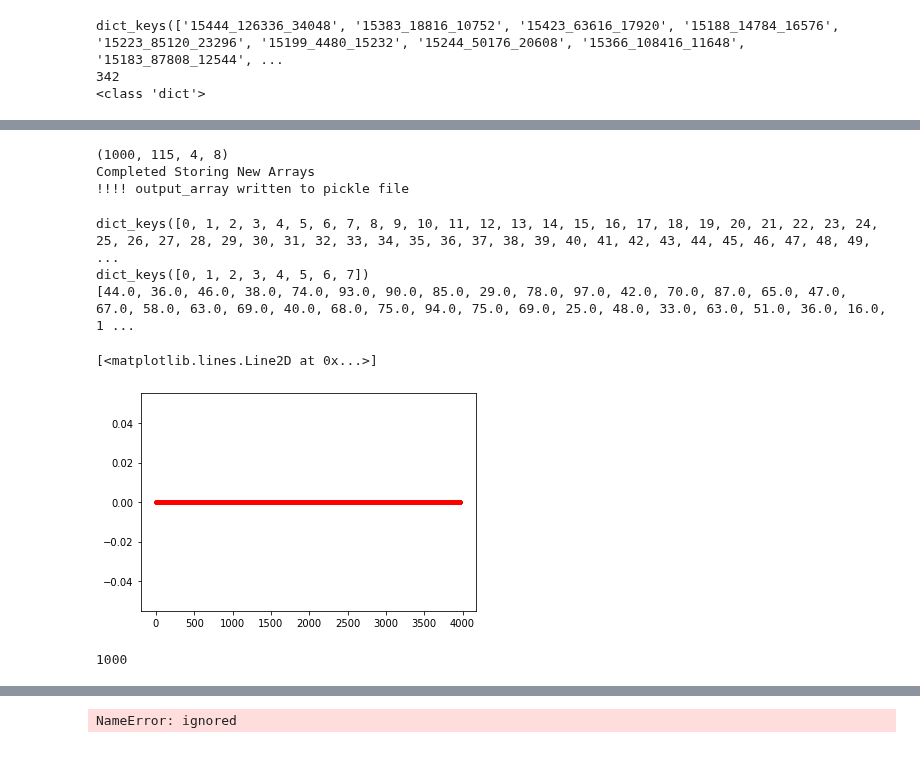
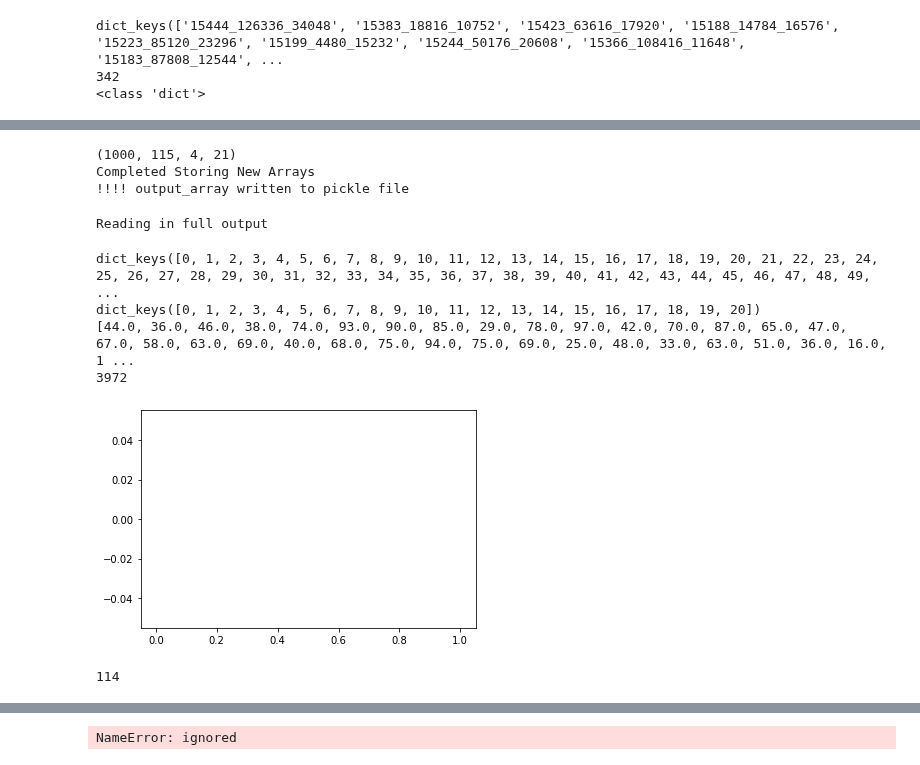
Before and after one commit to tinahuang222/NucleiSegmentation, a Jupyter notebook: PREPROCESSING/Aggregate_Features.ipynb, the cells around one changed output, grey strips where cells are left out. Cells and saved outputs as stored; diff of their text form; code cells hidden in the pictures.

Commit message:
Formatted arrays, Formatted for Pandas DataFrame, Put into row order, Written to CSV/Pickle

```diff
--- a/PREPROCESSING/Aggregate_Features.ipynb
+++ b/PREPROCESSING/Aggregate_Features.ipynb
@@ -388,7 +456,7 @@ output_data = {}
 #4 quadrants of single values per each file
 for kcount,kk in enumerate(sub_key_list):
     output_data[kcount] ={}
-    for dfmetric in range(0,8): #or number of dataframe metrics
+    for dfmetric in range(0,total_stats): #or number of dataframe metrics
         output_data[kcount][dfmetric] =[]
         for fcount, fname in enumerate(file_list): #image_name:
             for quadrant in range(0,4):
@@ -403,41 +471,51 @@ with open(pickle_full_statistics_file, 'wb') as f:
     pickle.dump([output_data,sub_key_list],f)
 print('!!!! output_array written to pickle file')
 # %% [output]
-(1000, 115, 4, 8)
+(1000, 115, 4, 21)
 Completed Storing New Arrays
 !!!! output_array written to pickle file
+# %%
+#read in all data from the pickle file (cdata)
+print('Reading in full output')
+output_data, sub_key_list=pickle.load( open( pickle_full_statistics_file, "rb" ) )
+# %% [output]
+Reading in full output
 # %%
 print(output_data.keys())
 print(output_data[0].keys())
 print(output_data[0][0])
 
-d = output_data[1][0]
+d = output_data[100][9]
+h,bins = np.histogram(d)
 plt.figure()
-plt.plot(d,'r.-')
+plt.hist(h,bins)
+print(len(d))
 # %% [output]
 dict_keys([0, 1, 2, 3, 4, 5, 6, 7, 8, 9, 10, 11, 12, 13, 14, 15, 16, 17, 18, 19, 20, 21, 22, 23, 24, 25, 26, 27, 28, 29, 30, 31, 32, 33, 34, 35, 36, 37, 38, 39, 40, 41, 42, 43, 44, 45, 46, 47, 48, 49, ...
-dict_keys([0, 1, 2, 3, 4, 5, 6, 7])
+dict_keys([0, 1, 2, 3, 4, 5, 6, 7, 8, 9, 10, 11, 12, 13, 14, 15, 16, 17, 18, 19, 20])
 [44.0, 36.0, 46.0, 38.0, 74.0, 93.0, 90.0, 85.0, 29.0, 78.0, 97.0, 42.0, 70.0, 87.0, 65.0, 47.0, 67.0, 58.0, 63.0, 69.0, 40.0, 68.0, 75.0, 94.0, 75.0, 69.0, 25.0, 48.0, 33.0, 63.0, 51.0, 36.0, 16.0, 1 ...
+3972
-[<matplotlib.lines.Line2D at 0x...>]
-[figure, old version]
+[figure, new version]
-# %%
-'''
-Put Quadrant data into one array
-  array is [#files][# Tina's Features][Number of Quadrants][#metrics]
-  final result should be #entries per quad per metric
-'''
-#for every quadrant number, there are x number of metrics assigned to every row
-#of it
-
-dshape = np.shape(output_array)
-numfiles = dshape[0]
-numt = dshape[1]
-quadum = dshape[2]
-nummetrics = dshape[3]
-
-print(numfiles)
-
-#for every file, get all the values from Tina's dataset and take
-for ii in range(0,numfiles):
-# %% [output]
-1000
+# %%
+'''
+Build New metric names with statistic names added
+
+'''
+stat_names= ['count','mean','std','min','25pct','50pct','75pct','max',
+             'covariance', 'cummax','cummin','cumprod',
+             'diff', 'kurtosis','meanavgdev','mode',
+             'pctchange','sem','skewness','variance','nunique']
+names = list(sub_key_list)
+out_names = []
+for ii in range(0,len(names)):
+    #for each Tina metric, add on the 21 statistic names for them
+    tname = names[ii]
+    for jj in range(0,21):
+        #go through each statistic and add to the name
+        temp_name = tname + '_' + stat_names[jj]
+        out_names.append(temp_name)
+
+#pdata = pd.DataFrame(output_data)
+len(sub_key_list)
+# %% [output]
+114
```
Also changed, not shown: parts of 6 cells of this notebook.
